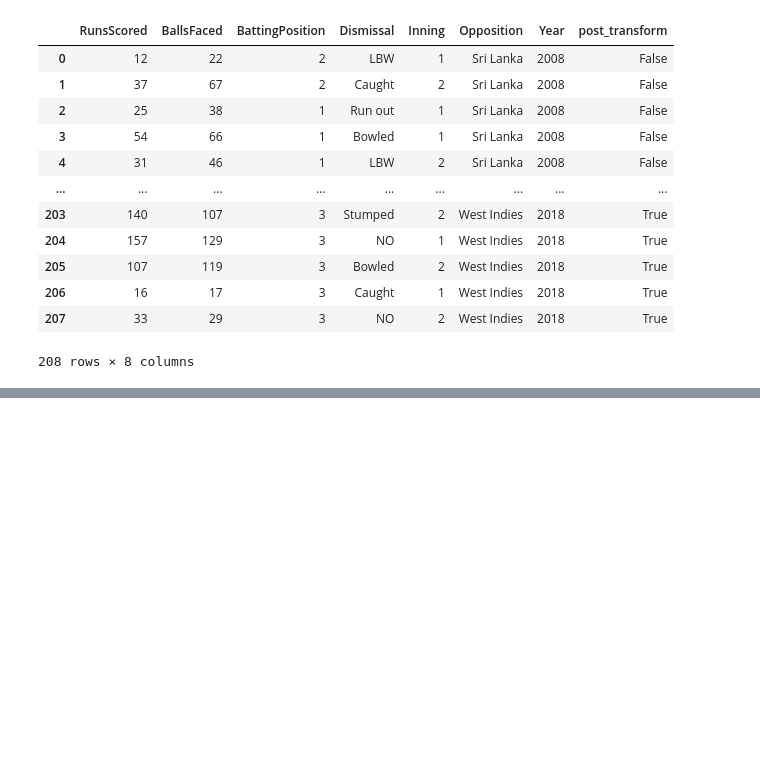
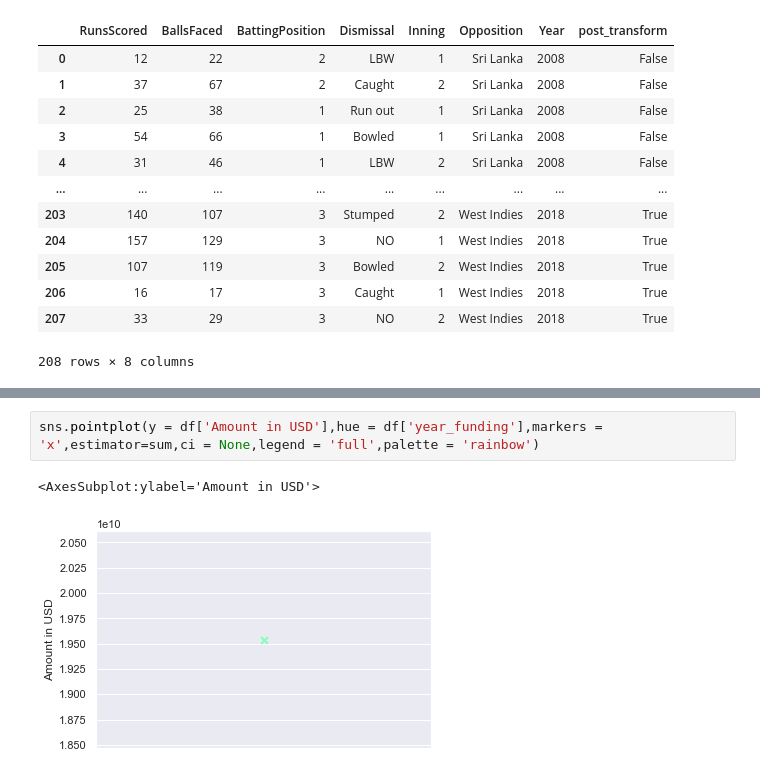
Before and after one commit to RAJAT199292/DataScienceVisualization, a Jupyter notebook: visualization.ipynb, the cells around one changed output, grey strips where cells are left out. Saved outputs shown, nothing was run; the diff lists cells and outputs as text; blank space fills up the shorter version.

```diff
--- a/visualization.ipynb
+++ b/visualization.ipynb
@@ -651,0 +704,5 @@ mydata
+# %%
+sns.pointplot(y = df['Amount in USD'],hue = df['year_funding'],markers = 'x',estimator=sum,ci = None,legend = 'full',palette = 'rainbow')
+# %% [output]
+<AxesSubplot:ylabel='Amount in USD'>
+[figure, added]
```
Also changed, not shown: parts of 17 cells of this notebook.
